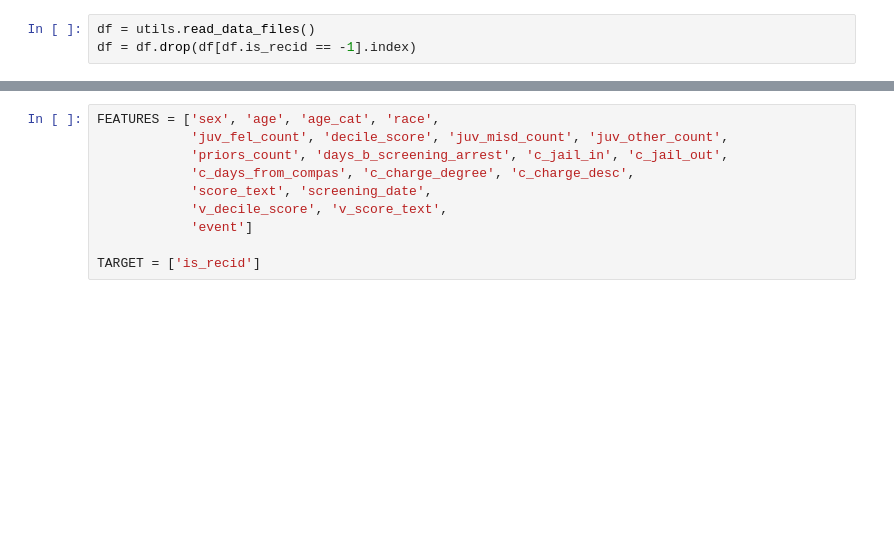
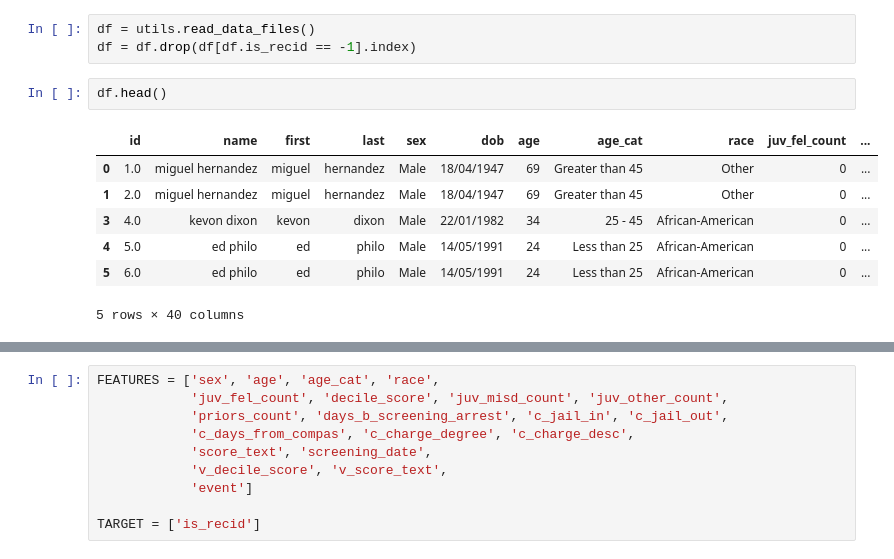
Before and after one commit to Guillaume-ds/algo_fairness, a Jupyter notebook: notebooks/2. Prep_for_models.ipynb, the cells around one changed output, grey strips where cells are left out. Cells and saved outputs as stored; diff of their text form; blank space fills up the shorter version.

```diff
--- a/notebooks/2. Prep_for_models.ipynb
+++ b/notebooks/2. Prep_for_models.ipynb
@@ -16,3 +30,13 @@ We aim at predicting "is_recid". Some features in the dataset must be droped in
 # %%
 df = utils.read_data_files()
 df = df.drop(df[df.is_recid == -1].index)
+# %%
+df.head()
+# %% [output]
+|  | id | name | first | last | sex | dob | age | age_cat | race | juv_fel_count | ... |
+| 0 | 1.0 | miguel hernandez | miguel | hernandez | Male | 18/04/1947 | 69 | Greater than 45 | Other | 0 | ... |
+| 1 | 2.0 | miguel hernandez | miguel | hernandez | Male | 18/04/1947 | 69 | Greater than 45 | Other | 0 | ... |
+| 3 | 4.0 | kevon dixon | kevon | dixon | Male | 22/01/1982 | 34 | 25 - 45 | African-American | 0 | ... |
+| 4 | 5.0 | ed philo | ed | philo | Male | 14/05/1991 | 24 | Less than 25 | African-American | 0 | ... |
+| 5 | 6.0 | ed philo | ed | philo | Male | 14/05/1991 | 24 | Less than 25 | African-American | 0 | ... |
+5 rows × 40 columns
```
Also changed, not shown: parts of 17 cells of this notebook, 1 other file.
